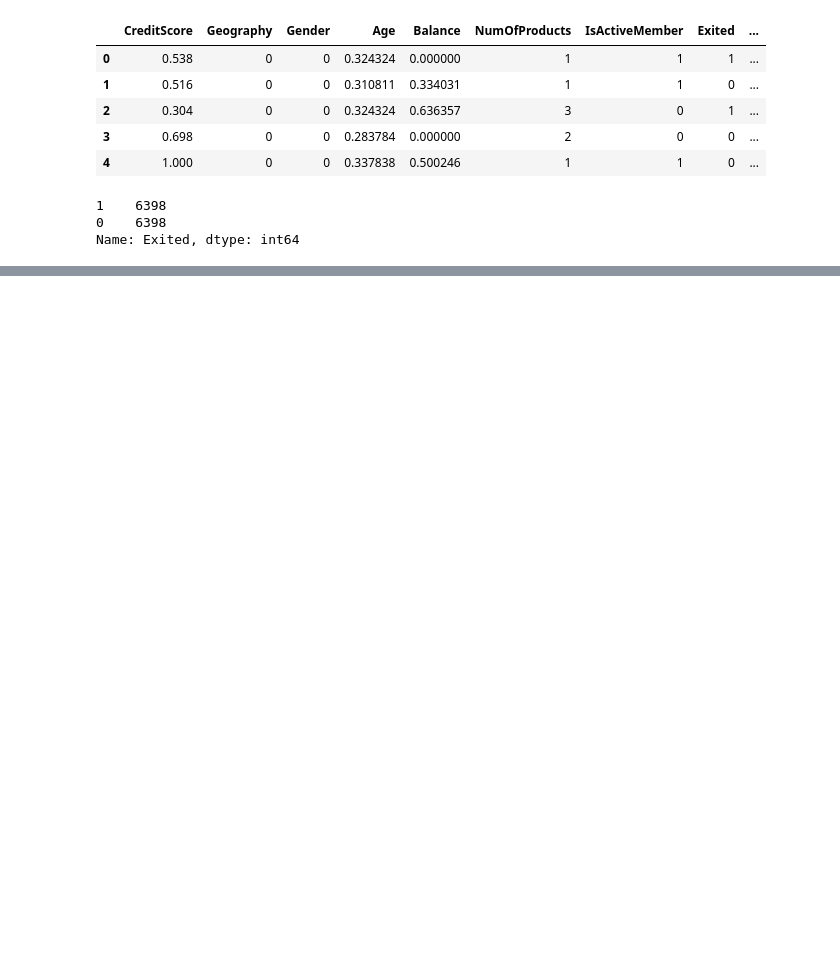
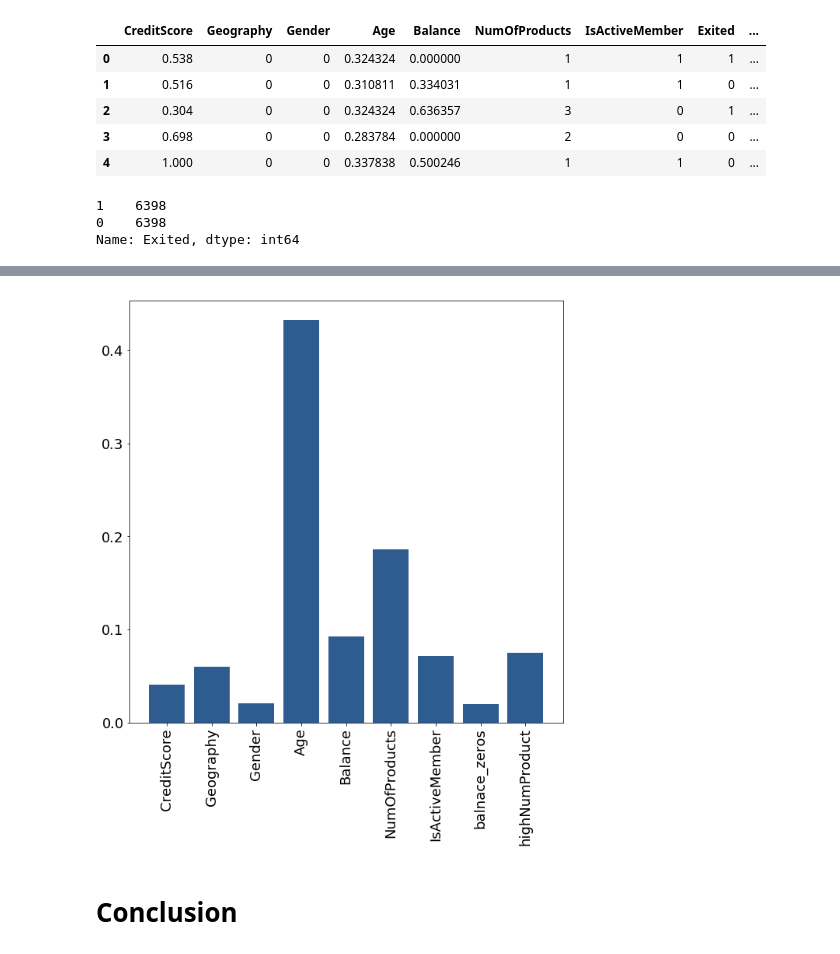
Before and after one commit to Moutoussamy/BankCustomersChurnPred, a Jupyter notebook: BankCustomersChurnPred.ipynb, the cells around one changed output, grey strips where cells are left out. Drawn from its saved outputs; the diff is of its cells as text; code cells hidden in the pictures; blank space fills up the shorter version.

```diff
--- a/BankCustomersChurnPred.ipynb
+++ b/BankCustomersChurnPred.ipynb
@@ -624,0 +600,15 @@ Name: Exited, dtype: int64
+# %%
+fig = plt.figure(figsize = (10, 10))
+
+
+descriptors = X_train.columns
+importance = RFgrid.best_estimator_.feature_importances_
+plt.bar(descriptors, importance,color = '#2E5C91')
+plt.xticks(rotation=90,fontsize=18)
+plt.yticks(fontsize=18)
+
+plt.show()
+# %% [output]
+[figure, added]
+# %% [markdown]
+# Conclusion
```
Also changed, not shown: parts of 23 cells of this notebook.
